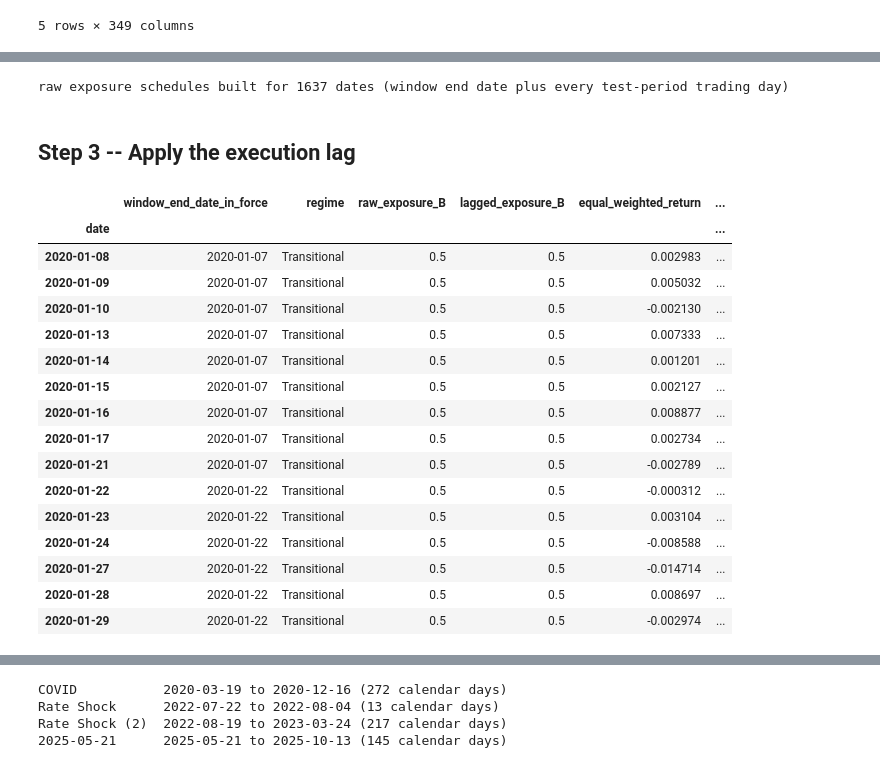
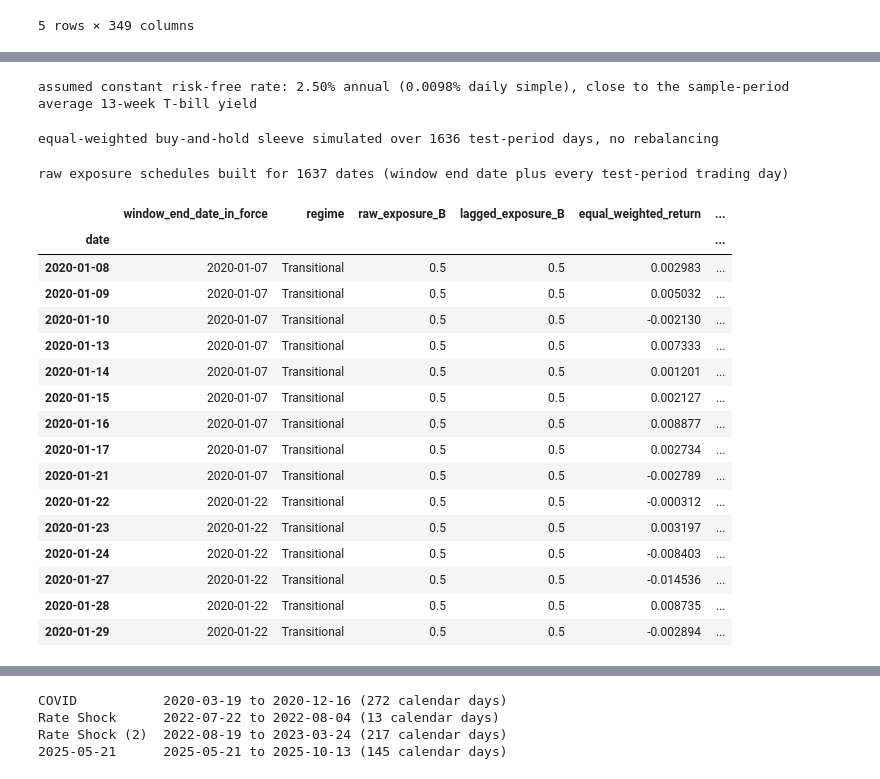
Before and after one commit to AbbinavSK/Regime-Detection-in-Financial_Markets, a Jupyter notebook: portfolio_analysis.ipynb, the cells around one changed output, grey strips where cells are left out. Saved outputs shown, nothing was run; the diff lists cells and outputs as text; code cells hidden in the pictures.

```diff
--- a/portfolio_analysis.ipynb
+++ b/portfolio_analysis.ipynb
@@ -129,3 +76,41 @@ equal-weighted sleeve simulated over 6418 days, 629 rebalance dates
+# %%
+# Idle capital is assumed to earn a constant annual risk-free rate, avoiding a second downloaded time series
+RISK_FREE_RATE_ANNUAL = 0.025
+risk_free_daily = (1 + RISK_FREE_RATE_ANNUAL) ** (1 / TRADING_DAYS_PER_YEAR) - 1
+
+print(f"assumed constant risk-free rate: {RISK_FREE_RATE_ANNUAL:.2%} annual "
+      f"({risk_free_daily * 100:.4f}% daily simple), close to the sample-period average 13-week T-bill yield")
+# %% [output]
+assumed constant risk-free rate: 2.50% annual (0.0098% daily simple), close to the sample-period average 13-week T-bill yield
+# %%
+# Functions: buy-and-hold equal-weight equity sleeve (no rebalancing), combine exposure/cash into a portfolio return, and split realised return into equity vs. cash-carry contribution
+def equal_weight_drift_returns(returns_df):
+    n = returns_df.shape[1]
+    weights = np.full(n, 1.0 / n)
+    port_returns = []
+    for _, row in returns_df.iterrows():
+        day_returns = row.to_numpy()
+        port_returns.append(float(np.dot(weights, day_returns)))
+        weights = weights * (1.0 + day_returns)
+        weights = weights / weights.sum()
+    return pd.Series(port_returns, index=returns_df.index, name="eq_weighted_return")
+
+
+def portfolio_return(exposure, r_eq, r_f):
+    return exposure * r_eq + (1 - exposure) * r_f
+
+
+def carry_decomposition(exposure, r_eq, r_f):
+    total = (1 + portfolio_return(exposure, r_eq, r_f)).prod() - 1
+    no_carry = (1 + exposure * r_eq).prod() - 1
+    return total, no_carry, total - no_carry
+# %%
+# Build the equal-weight equity sleeve once, bought on the first test-period day and held with no rebalancing thereafter
+eq_weighted_test = equal_weight_drift_returns(returns_test)
+assert eq_weighted_test.std() > 0.001, "equal-weighted return series looks degenerate -- check the price panel"
+print(f"equal-weighted buy-and-hold sleeve simulated over {len(eq_weighted_test)} test-period days, no rebalancing")
+# %% [output]
+equal-weighted buy-and-hold sleeve simulated over 1636 test-period days, no rebalancing
 # %%
 # Raw (unlagged) exposure schedules for the two strategies
 EXPOSURE_MAP = {"Calm": 1.00, "Transitional": 0.50, "Crisis": 0.00}
@@ -141,51 +126,41 @@ raw_exposure_B = regime_daily_full.map(EXPOSURE_MAP)
 print("raw exposure schedules built for", len(full_dates), "dates (window end date plus every test-period trading day)")
 # %% [output]
 raw exposure schedules built for 1637 dates (window end date plus every test-period trading day)
-# %% [markdown]
-## Step 3 -- Apply the execution lag
 # %%
-# Shift every raw exposure series forward one trading day and assemble the alignment-check table
+# Shift every raw exposure series forward one trading day, then preview the resulting portfolio-return alignment
 lagged_exposure_A = raw_exposure_A.shift(1).reindex(returns_test.index)
 lagged_exposure_B = raw_exposure_B.shift(1).reindex(returns_test.index)
 
-eq_weighted_test = eq_weighted_full.reindex(returns_test.index)
-risk_free_test = risk_free.reindex(returns_test.index)
-
-
-def portfolio_return(exposure, r_eq, r_f):
-    return exposure * r_eq + (1 - exposure) * r_f
-
-
-preview_return_B = portfolio_return(lagged_exposure_B, eq_weighted_test, risk_free_test)
+preview_return_B = portfolio_return(lagged_exposure_B, eq_weighted_test, risk_free_daily)
 
 alignment = pd.DataFrame({
     "window_end_date_in_force": window_date_daily_full.reindex(returns_test.index).dt.date,
     "regime": regime_daily_full.reindex(returns_test.index),
     "raw_exposure_B": raw_exposure_B.reindex(returns_test.index),
     "lagged_exposure_B": lagged_exposure_B,
     "equal_weighted_return": eq_weighted_test,
     "portfolio_return_B": preview_return_B,
 })
 alignment.index.name = "date"
 alignment.head(15)
 # %% [output]
 |  | window_end_date_in_force | regime | raw_exposure_B | lagged_exposure_B | equal_weighted_return | ... |
 | date |  |  |  |  |  | ... |
 | 2020-01-08 | 2020-01-07 | Transitional | 0.5 | 0.5 | 0.002983 | ... |
 | 2020-01-09 | 2020-01-07 | Transitional | 0.5 | 0.5 | 0.005032 | ... |
 | 2020-01-10 | 2020-01-07 | Transitional | 0.5 | 0.5 | -0.002130 | ... |
 | 2020-01-13 | 2020-01-07 | Transitional | 0.5 | 0.5 | 0.007333 | ... |
 | 2020-01-14 | 2020-01-07 | Transitional | 0.5 | 0.5 | 0.001201 | ... |
 | 2020-01-15 | 2020-01-07 | Transitional | 0.5 | 0.5 | 0.002127 | ... |
 | 2020-01-16 | 2020-01-07 | Transitional | 0.5 | 0.5 | 0.008877 | ... |
 | 2020-01-17 | 2020-01-07 | Transitional | 0.5 | 0.5 | 0.002734 | ... |
 | 2020-01-21 | 2020-01-07 | Transitional | 0.5 | 0.5 | -0.002789 | ... |
 | 2020-01-22 | 2020-01-22 | Transitional | 0.5 | 0.5 | -0.000312 | ... |
-| 2020-01-23 | 2020-01-22 | Transitional | 0.5 | 0.5 | 0.003104 | ... |
-| 2020-01-24 | 2020-01-22 | Transitional | 0.5 | 0.5 | -0.008588 | ... |
-| 2020-01-27 | 2020-01-22 | Transitional | 0.5 | 0.5 | -0.014714 | ... |
-| 2020-01-28 | 2020-01-22 | Transitional | 0.5 | 0.5 | 0.008697 | ... |
-| 2020-01-29 | 2020-01-22 | Transitional | 0.5 | 0.5 | -0.002974 | ... |
+| 2020-01-23 | 2020-01-22 | Transitional | 0.5 | 0.5 | 0.003197 | ... |
+| 2020-01-24 | 2020-01-22 | Transitional | 0.5 | 0.5 | -0.008403 | ... |
+| 2020-01-27 | 2020-01-22 | Transitional | 0.5 | 0.5 | -0.014536 | ... |
+| 2020-01-28 | 2020-01-22 | Transitional | 0.5 | 0.5 | 0.008735 | ... |
+| 2020-01-29 | 2020-01-22 | Transitional | 0.5 | 0.5 | -0.002894 | ... |
 # %%
 # Same table, centred on the first Crisis transition in the test period
 first_crisis_pos = alignment.index.get_indexer([alignment[alignment["regime"] == "Crisis"].index[0]])[0]
```
Also changed, not shown: parts of 31 cells of this notebook, 6 other files.
